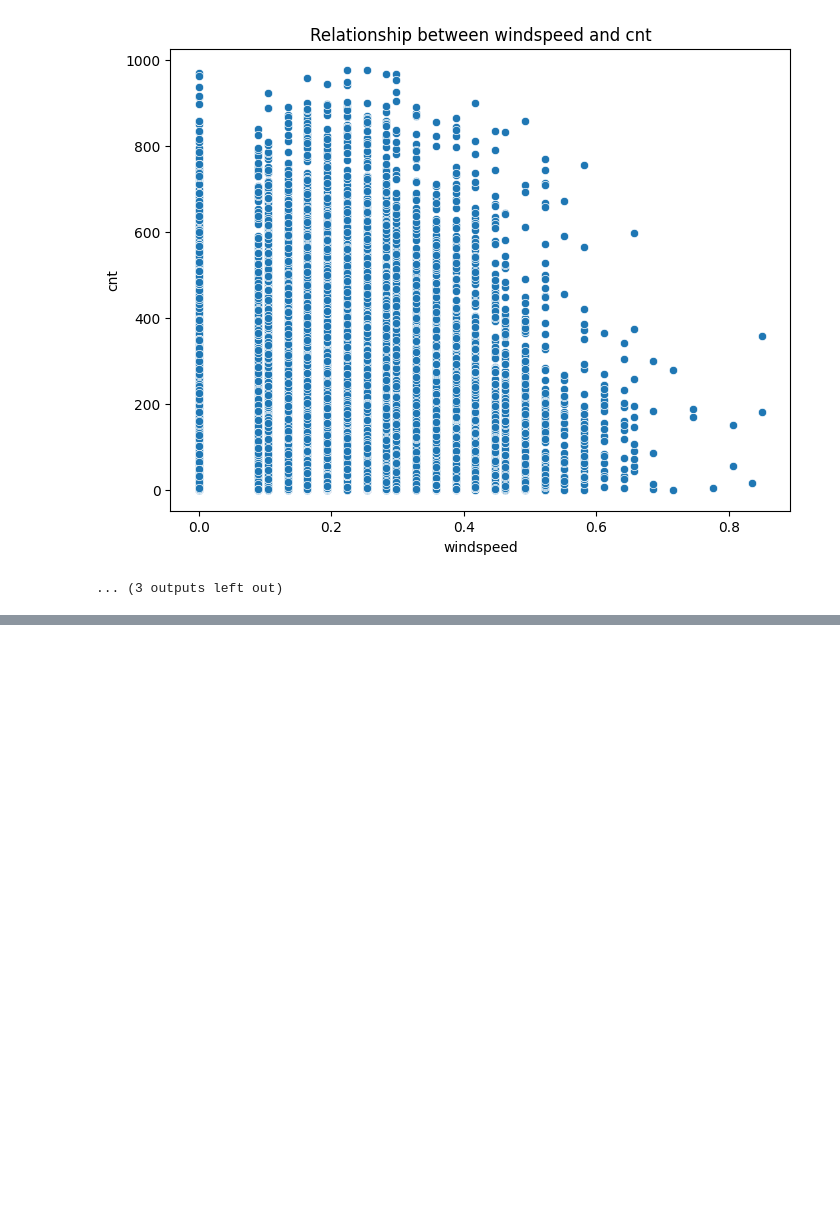
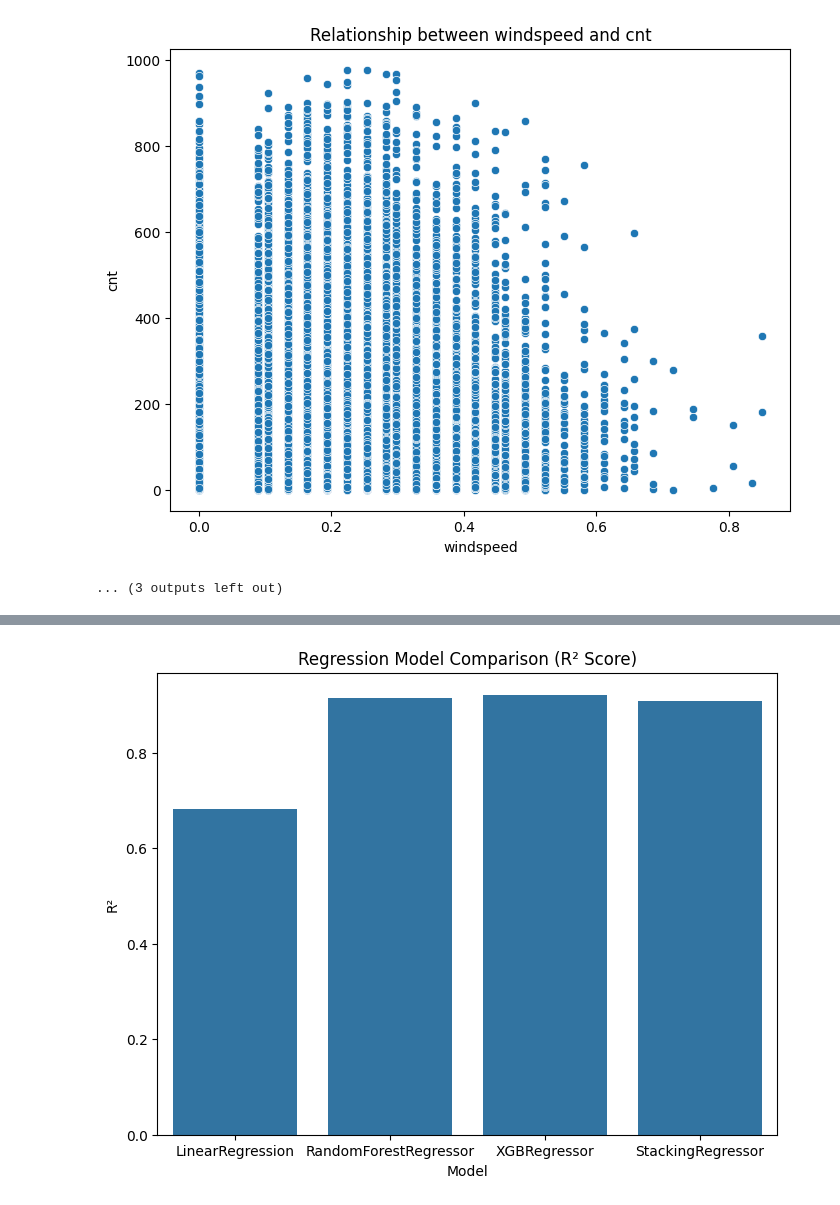
Before and after one commit to tramplingh/Machine-Learning-Projects, a Jupyter notebook: bikeSharing/jupyter.ipynb, the cells around one changed output, grey strips where cells are left out. Cells and saved outputs as stored; diff of their text form; code cells hidden in the pictures; blank space fills up the shorter version.

```diff
--- a/bikeSharing/jupyter.ipynb
+++ b/bikeSharing/jupyter.ipynb
@@ -192,0 +398,7 @@ for column in num_df.columns:
+# %%
+reg_results = pd.DataFrame({
+    "Model": ["LinearRegression", "RandomForestRegressor", "XGBRegressor", "StackingRegressor"],
+    "RMSE": [rmse_lr, rmse_rf, rmse_xgb, rmse_stack],
+    "R²": [r2_lr, r2_rf, r2_xgb, r2_stack]
+})
+print(reg_results.sort_values(by="R²", ascending=False))
@@ -192,0 +485,7 @@ for column in num_df.columns:
+# %%
+plt.figure(figsize=(8,6))
+sns.barplot(x="Model", y="R²", data=reg_results)
+plt.title("Regression Model Comparison (R² Score)")
+plt.show()
+# %% [output]
+[figure, added]
```
Also changed, not shown: parts of 30 cells of this notebook.
